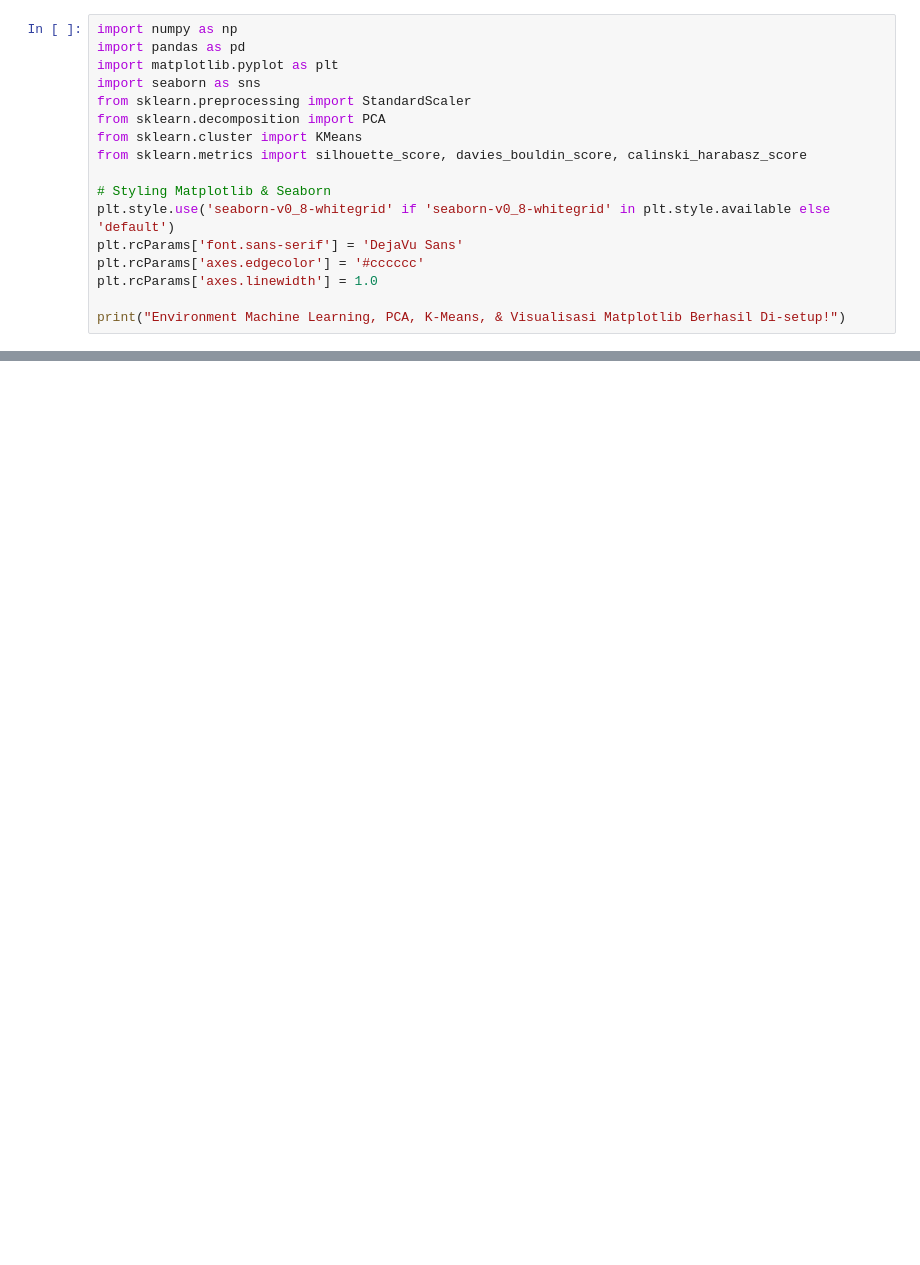
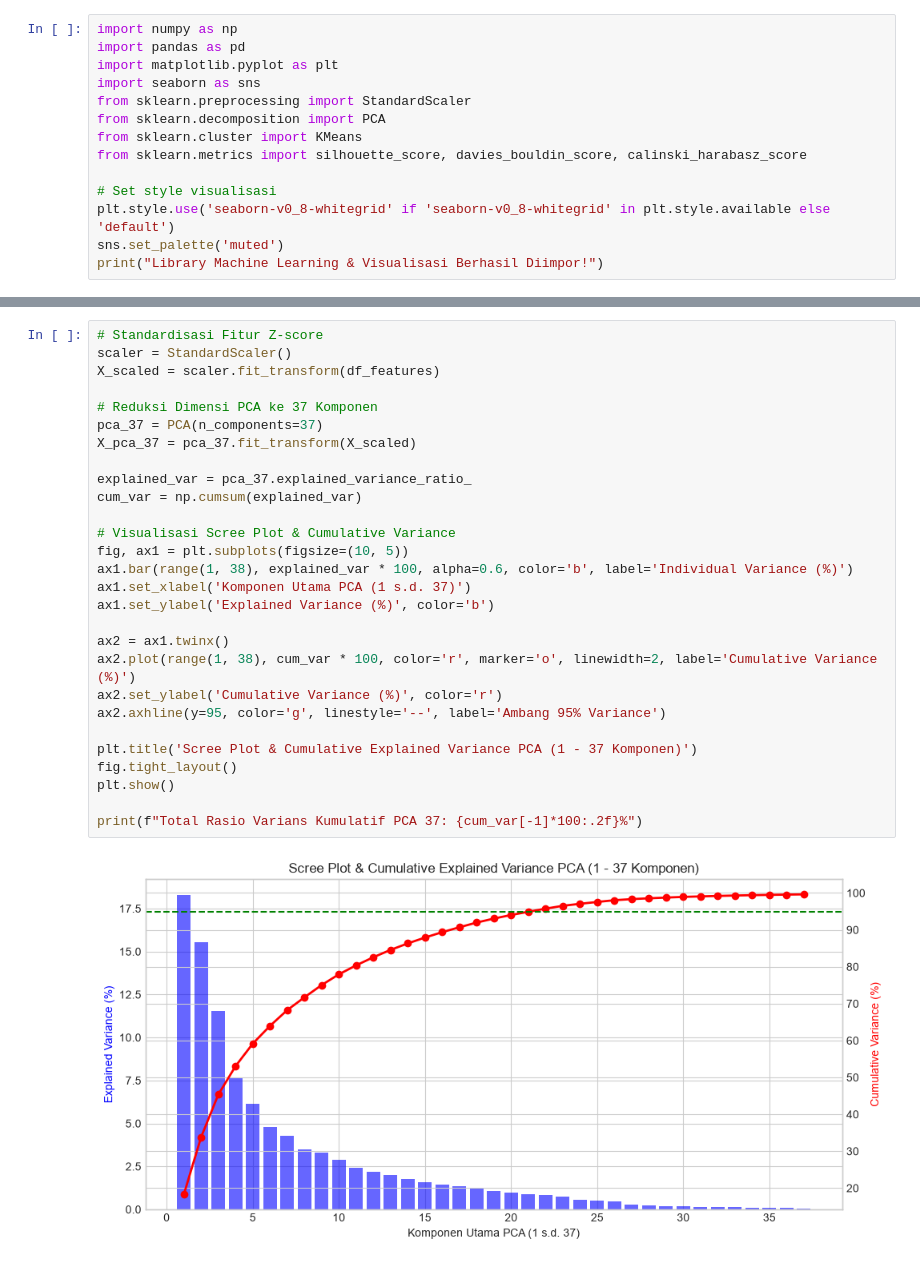
Before and after one commit to safamaster223/PSD, a Jupyter notebook: _sources/05_kmeans_clustering/05_kmeans_clustering.ipynb, the cells around one changed output, grey strips where cells are left out. Cells and saved outputs as stored; diff of their text form; blank space fills up the shorter version.

```diff
--- a/_sources/05_kmeans_clustering/05_kmeans_clustering.ipynb
+++ b/_sources/05_kmeans_clustering/05_kmeans_clustering.ipynb
@@ -19,11 +21,8 @@ from sklearn.decomposition import PCA
 from sklearn.cluster import KMeans
 from sklearn.metrics import silhouette_score, davies_bouldin_score, calinski_harabasz_score
 
-# Styling Matplotlib & Seaborn
+# Set style visualisasi
 plt.style.use('seaborn-v0_8-whitegrid' if 'seaborn-v0_8-whitegrid' in plt.style.available else 'default')
-plt.rcParams['font.sans-serif'] = 'DejaVu Sans'
-plt.rcParams['axes.edgecolor'] = '#cccccc'
-plt.rcParams['axes.linewidth'] = 1.0
-
-print("Environment Machine Learning, PCA, K-Means, & Visualisasi Matplotlib Berhasil Di-setup!")
+sns.set_palette('muted')
+print("Library Machine Learning & Visualisasi Berhasil Diimpor!")
 # %% [output]
@@ -735,0 +71,30 @@ print("""
+# %%
+# Standardisasi Fitur Z-score
+scaler = StandardScaler()
+X_scaled = scaler.fit_transform(df_features)
+
+# Reduksi Dimensi PCA ke 37 Komponen
+pca_37 = PCA(n_components=37)
+X_pca_37 = pca_37.fit_transform(X_scaled)
+
+explained_var = pca_37.explained_variance_ratio_
+cum_var = np.cumsum(explained_var)
+
+# Visualisasi Scree Plot & Cumulative Variance
+fig, ax1 = plt.subplots(figsize=(10, 5))
+ax1.bar(range(1, 38), explained_var * 100, alpha=0.6, color='b', label='Individual Variance (%)')
+ax1.set_xlabel('Komponen Utama PCA (1 s.d. 37)')
+ax1.set_ylabel('Explained Variance (%)', color='b')
+
+ax2 = ax1.twinx()
+ax2.plot(range(1, 38), cum_var * 100, color='r', marker='o', linewidth=2, label='Cumulative Variance (%)')
+ax2.set_ylabel('Cumulative Variance (%)', color='r')
+ax2.axhline(y=95, color='g', linestyle='--', label='Ambang 95% Variance')
+
+plt.title('Scree Plot & Cumulative Explained Variance PCA (1 - 37 Komponen)')
+fig.tight_layout()
+plt.show()
+
+print(f"Total Rasio Varians Kumulatif PCA 37: {cum_var[-1]*100:.2f}%")
+# %% [output]
+[figure, added]
```
Also changed, not shown: parts of 41 cells of this notebook, 9 other files.
